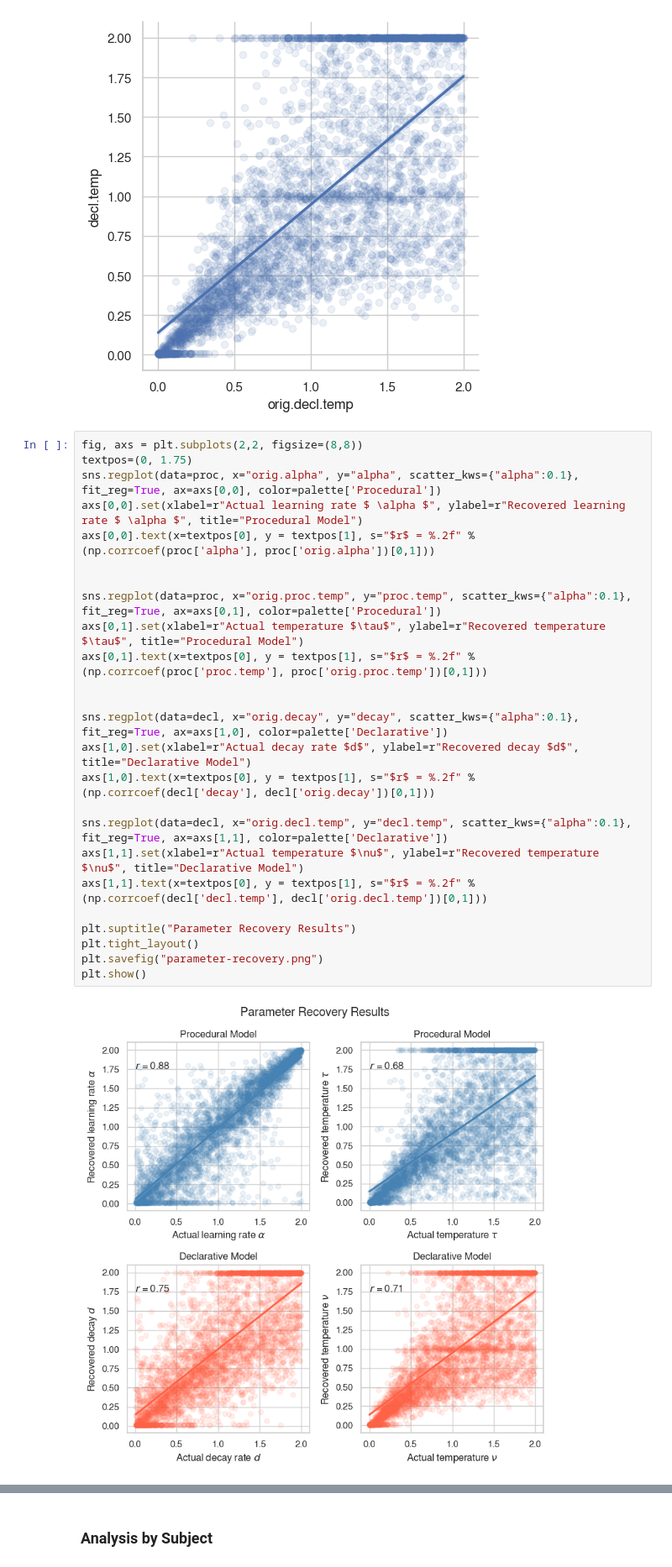
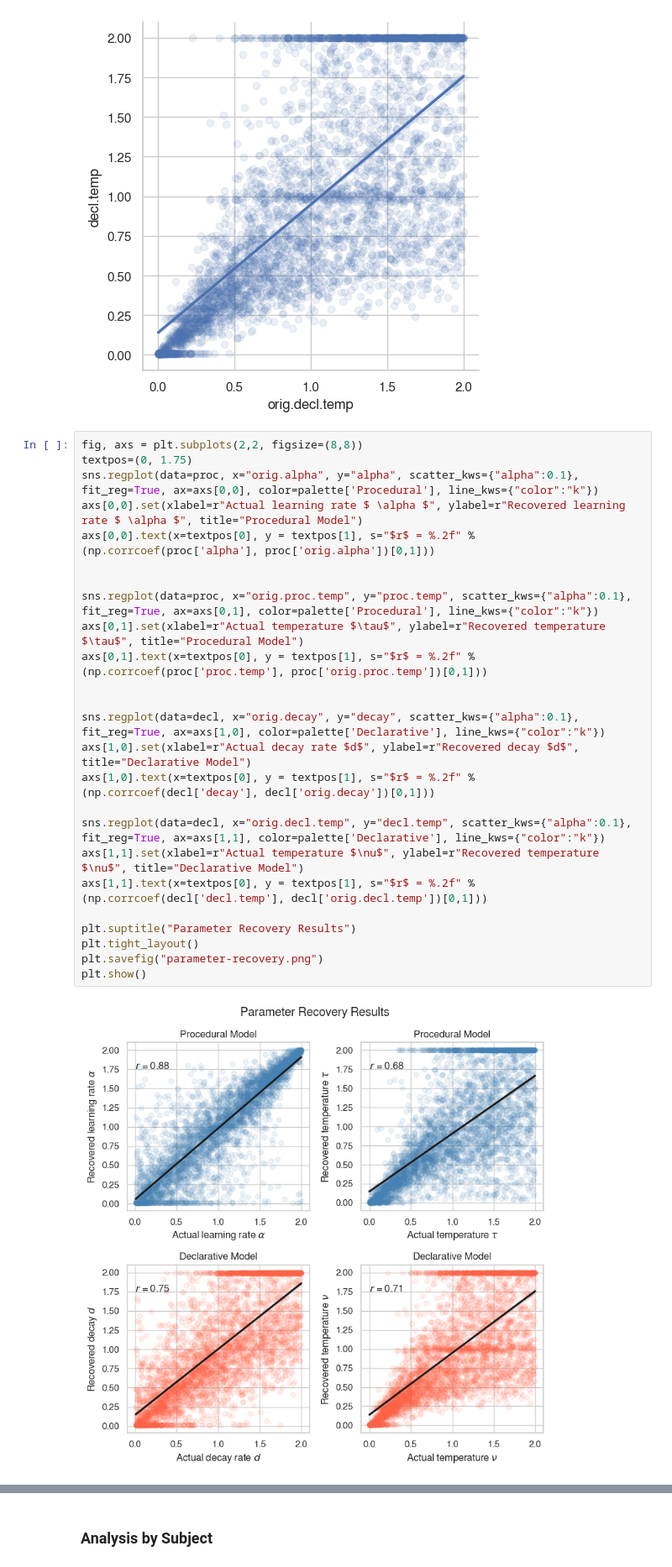
Before and after one commit to UWCCDL/ProcVsDecl, a Jupyter notebook: analysis3/LLmodelPython.ipynb, the cells around one changed output, grey strips where cells are left out. Shown at 84% size. Saved outputs shown, nothing was run; the diff lists cells and outputs as text.

Commit message:
Updated parameter recovery figure

```diff
--- a/analysis3/LLmodelPython.ipynb
+++ b/analysis3/LLmodelPython.ipynb
@@ -890,27 +890,27 @@ plt.show()
 # %%
 fig, axs = plt.subplots(2,2, figsize=(8,8))
 textpos=(0, 1.75)
-sns.regplot(data=proc, x="orig.alpha", y="alpha", scatter_kws={"alpha":0.1}, fit_reg=True, ax=axs[0,0], color=palette['Procedural'])
+sns.regplot(data=proc, x="orig.alpha", y="alpha", scatter_kws={"alpha":0.1}, fit_reg=True, ax=axs[0,0], color=palette['Procedural'], line_kws={"color":"k"})
 axs[0,0].set(xlabel=r"Actual learning rate $ \alpha $", ylabel=r"Recovered learning rate $ \alpha $", title="Procedural Model")
 axs[0,0].text(x=textpos[0], y = textpos[1], s="$r$ = %.2f" % (np.corrcoef(proc['alpha'], proc['orig.alpha'])[0,1]))
 
 
-sns.regplot(data=proc, x="orig.proc.temp", y="proc.temp", scatter_kws={"alpha":0.1}, fit_reg=True, ax=axs[0,1], color=palette['Procedural'])
+sns.regplot(data=proc, x="orig.proc.temp", y="proc.temp", scatter_kws={"alpha":0.1}, fit_reg=True, ax=axs[0,1], color=palette['Procedural'], line_kws={"color":"k"})
 axs[0,1].set(xlabel=r"Actual temperature $\tau$", ylabel=r"Recovered temperature $\tau$", title="Procedural Model")
 axs[0,1].text(x=textpos[0], y = textpos[1], s="$r$ = %.2f" % (np.corrcoef(proc['proc.temp'], proc['orig.proc.temp'])[0,1]))
 
 
-sns.regplot(data=decl, x="orig.decay", y="decay", scatter_kws={"alpha":0.1}, fit_reg=True, ax=axs[1,0], color=palette['Declarative'])
+sns.regplot(data=decl, x="orig.decay", y="decay", scatter_kws={"alpha":0.1}, fit_reg=True, ax=axs[1,0], color=palette['Declarative'], line_kws={"color":"k"})
 axs[1,0].set(xlabel=r"Actual decay rate $d$", ylabel=r"Recovered decay $d$", title="Declarative Model")
 axs[1,0].text(x=textpos[0], y = textpos[1], s="$r$ = %.2f" % (np.corrcoef(decl['decay'], decl['orig.decay'])[0,1]))
 
-sns.regplot(data=decl, x="orig.decl.temp", y="decl.temp", scatter_kws={"alpha":0.1}, fit_reg=True, ax=axs[1,1], color=palette['Declarative'])
+sns.regplot(data=decl, x="orig.decl.temp", y="decl.temp", scatter_kws={"alpha":0.1}, fit_reg=True, ax=axs[1,1], color=palette['Declarative'], line_kws={"color":"k"})
 axs[1,1].set(xlabel=r"Actual temperature $\nu$", ylabel=r"Recovered temperature $\nu$", title="Declarative Model")
 axs[1,1].text(x=textpos[0], y = textpos[1], s="$r$ = %.2f" % (np.corrcoef(decl['decl.temp'], decl['orig.decl.temp'])[0,1]))
 
 plt.suptitle("Parameter Recovery Results")
 plt.tight_layout()
 plt.savefig("parameter-recovery.png")
 plt.show()
 # %% [output]
-[figure, old version]
+[figure, new version]
```
Also changed, not shown: parts of 1 cell of this notebook, 1 other file.
